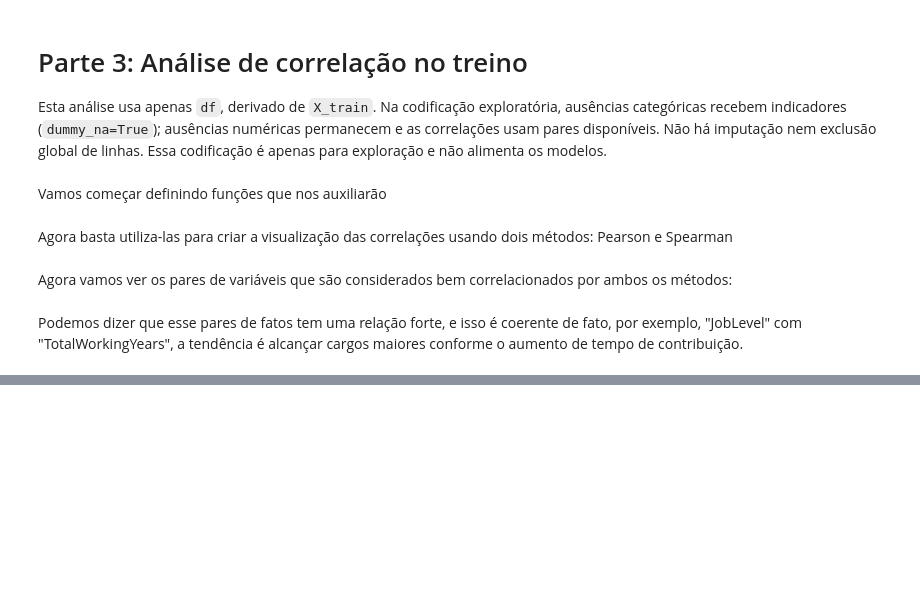
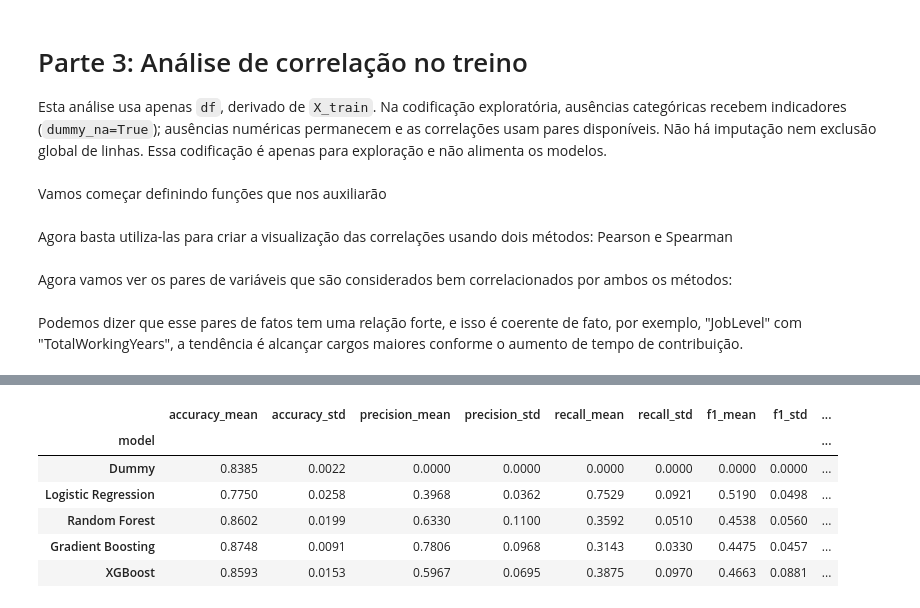
Before and after one commit to gccury/employee-attrition-ml, a Jupyter notebook: notebooks/employee_attrition_v2.ipynb, the cells around one changed output, grey strips where cells are left out. Drawn from its saved outputs; the diff is of its cells as text; code cells hidden in the pictures; blank space fills up the shorter version.

Commit message:
Rebuild model comparison with cross-validation

```diff
--- a/notebooks/employee_attrition_v2.ipynb
+++ b/notebooks/employee_attrition_v2.ipynb
@@ -744,2 +656,0 @@ Aqui a pipeline fica responsável por fazer todo o préprocessamento dos dados.
-# %%
-log_reg_pipeline.fit(X_train, y_train)
@@ -1076,0 +774,19 @@ plt.show()
+# %%
+cv_results = {}
+fold_records = []
+
+for model_name, pipeline in model_pipelines.items():
+    scores = cross_validate(
+        pipeline, X_train, y_train, cv=cv, scoring=scoring,
+        n_jobs=1, return_train_score=False, error_score="raise",
+    )
+    cv_results[model_name] = scores
+    for fold in range(cv.get_n_splits()):
+        fold_records.append({
+            "model": model_name,
+            "fold": fold + 1,
+            **{metric: scores[f"test_{metric}"][fold] for metric in scoring},
+        })
+    print(f"{model_name}: {cv.get_n_splits()} folds concluídos")
+
+fold_results = pd.DataFrame(fold_records)
@@ -1076,0 +805,18 @@ plt.show()
+# %%
+cv_summary = (
+    fold_results.groupby("model", sort=False)[list(scoring)]
+    .agg(["mean", "std"])
+    .reindex(model_pipelines)
+)
+cv_summary.columns = [
+    f"{metric}_{statistic}" for metric, statistic in cv_summary.columns
+]
+cv_summary.round(4)
+# %% [output]
+|  | accuracy_mean | accuracy_std | precision_mean | precision_std | recall_mean | recall_std | f1_mean | f1_std | ... |
+| model |  |  |  |  |  |  |  |  | ... |
+| Dummy | 0.8385 | 0.0022 | 0.0000 | 0.0000 | 0.0000 | 0.0000 | 0.0000 | 0.0000 | ... |
+| Logistic Regression | 0.7750 | 0.0258 | 0.3968 | 0.0362 | 0.7529 | 0.0921 | 0.5190 | 0.0498 | ... |
+| Random Forest | 0.8602 | 0.0199 | 0.6330 | 0.1100 | 0.3592 | 0.0510 | 0.4538 | 0.0560 | ... |
+| Gradient Boosting | 0.8748 | 0.0091 | 0.7806 | 0.0968 | 0.3143 | 0.0330 | 0.4475 | 0.0457 | ... |
+| XGBoost | 0.8593 | 0.0153 | 0.5967 | 0.0695 | 0.3875 | 0.0970 | 0.4663 | 0.0881 | ... |
```
Also changed, not shown: parts of 39 cells of this notebook.
